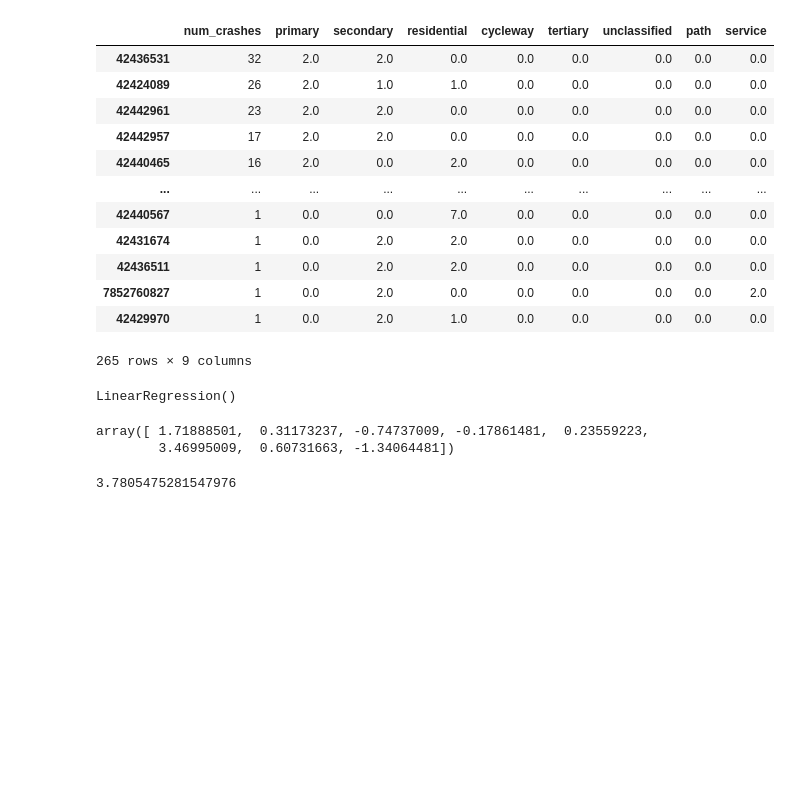
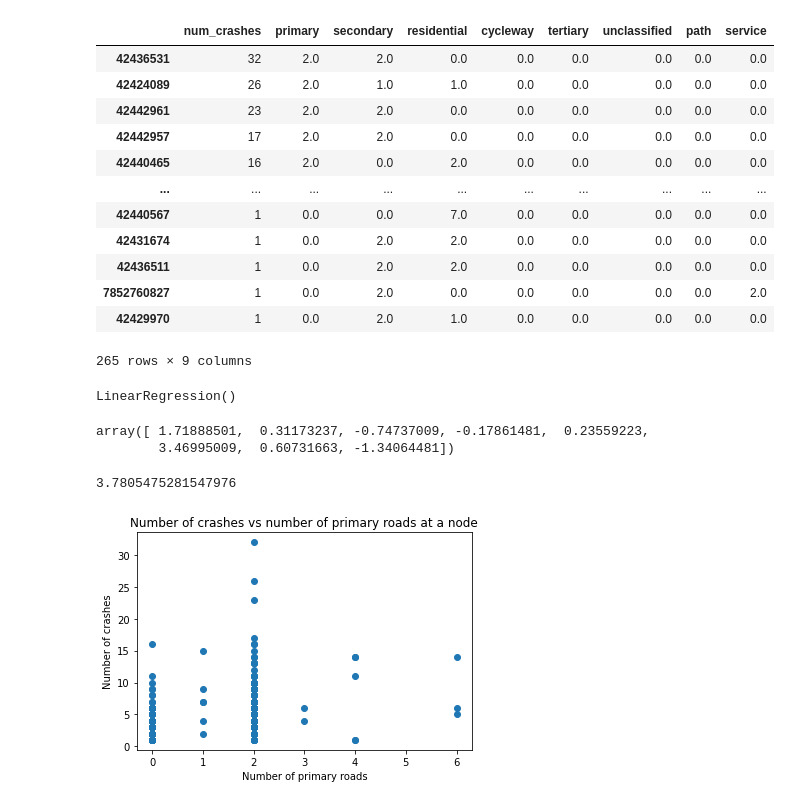
Before and after one commit to clyman23/spoke, a Jupyter notebook: notebooks/conorlyman/baseline-danger-metric.ipynb, the cells around one changed output. Cells and saved outputs as stored; diff of their text form; code cells hidden in the pictures; blank space fills up the shorter version.

Commit message:
Adds plots of crash-road types

```diff
--- a/notebooks/conorlyman/baseline-danger-metric.ipynb
+++ b/notebooks/conorlyman/baseline-danger-metric.ipynb
@@ -226,3 +226,12 @@ array([ 1.71888501,  0.31173237, -0.74737009, -0.17861481,  0.23559223,
 reg.intercept_
 # %% [output]
 3.7805475281547976
+# %%
+plt.figure()
+plt.scatter(all_node_crash_attrs_df["primary"], all_node_crash_attrs_df["num_crashes"])
+plt.title("Number of crashes vs number of primary roads at a node")
+plt.xlabel("Number of primary roads")
+plt.ylabel("Number of crashes")
+plt.show()
+# %% [output]
+[figure, added]
```
Also changed, not shown: parts of 1 cell of this notebook.
